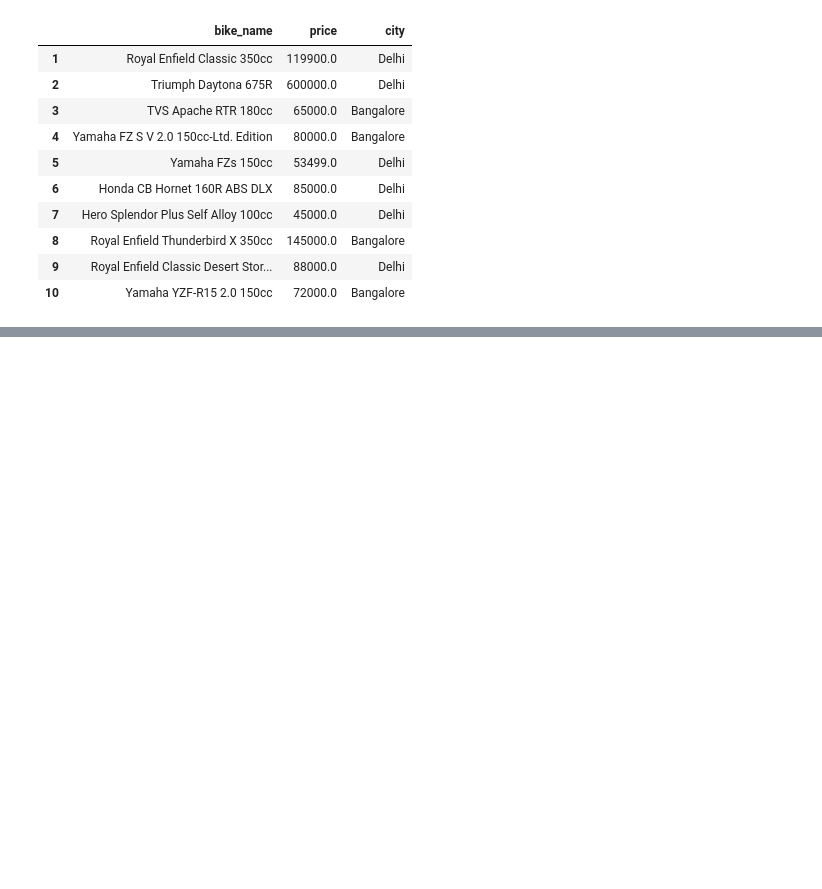
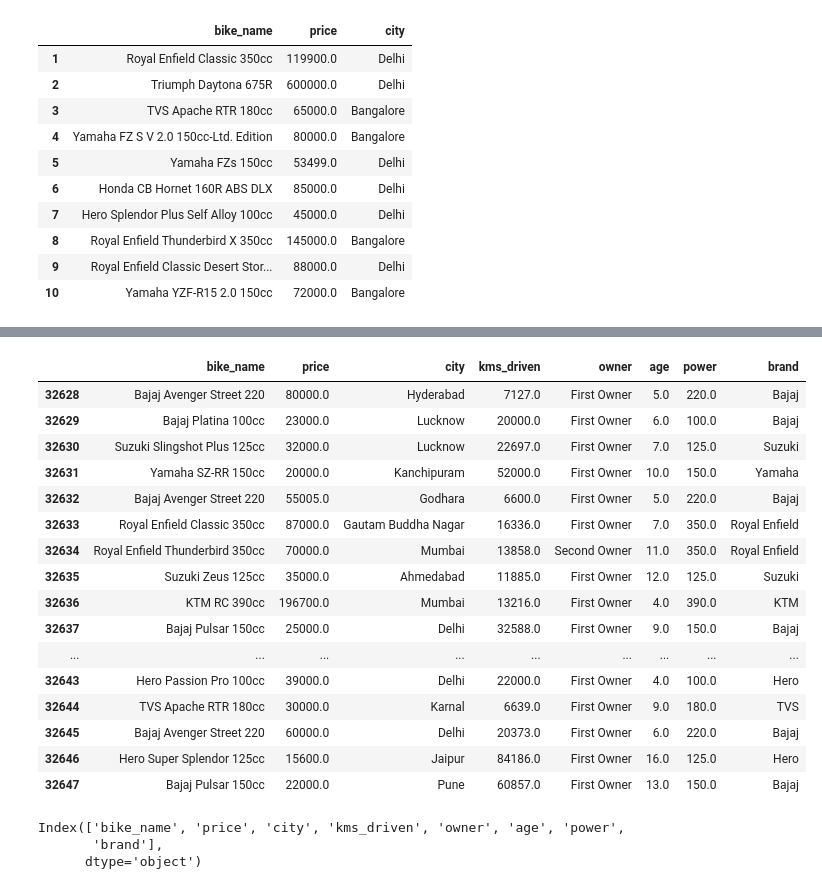
Before and after one commit to jaikrishann/6-month-Data-Sci-Training, a Jupyter notebook: divya/LIB/pandas.ipynb, the cells around one changed output, grey strips where cells are left out. Saved outputs shown, nothing was run; the diff lists cells and outputs as text; code cells hidden in the pictures; blank space fills up the shorter version.

```diff
--- a/divya/LIB/pandas.ipynb
+++ b/divya/LIB/pandas.ipynb
@@ -128,0 +176,27 @@ df.loc[1:10,["bike_name","price","city"]]
+# %%
+df.head()
+df.tail(20)
+# %% [output]
+|  | bike_name | price | city | kms_driven | owner | age | power | brand |
+| 32628 | Bajaj Avenger Street 220 | 80000.0 | Hyderabad | 7127.0 | First Owner | 5.0 | 220.0 | Bajaj |
+| 32629 | Bajaj Platina 100cc | 23000.0 | Lucknow | 20000.0 | First Owner | 6.0 | 100.0 | Bajaj |
+| 32630 | Suzuki Slingshot Plus 125cc | 32000.0 | Lucknow | 22697.0 | First Owner | 7.0 | 125.0 | Suzuki |
+| 32631 | Yamaha SZ-RR 150cc | 20000.0 | Kanchipuram | 52000.0 | First Owner | 10.0 | 150.0 | Yamaha |
+| 32632 | Bajaj Avenger Street 220 | 55005.0 | Godhara | 6600.0 | First Owner | 5.0 | 220.0 | Bajaj |
+| 32633 | Royal Enfield Classic 350cc | 87000.0 | Gautam Buddha Nagar | 16336.0 | First Owner | 7.0 | 350.0 | Royal Enfield |
+| 32634 | Royal Enfield Thunderbird 350cc | 70000.0 | Mumbai | 13858.0 | Second Owner | 11.0 | 350.0 | Royal Enfield |
+| 32635 | Suzuki Zeus 125cc | 35000.0 | Ahmedabad | 11885.0 | First Owner | 12.0 | 125.0 | Suzuki |
+| 32636 | KTM RC 390cc | 196700.0 | Mumbai | 13216.0 | First Owner | 4.0 | 390.0 | KTM |
+| 32637 | Bajaj Pulsar 150cc | 25000.0 | Delhi | 32588.0 | First Owner | 9.0 | 150.0 | Bajaj |
+| ... | ... | ... | ... | ... | ... | ... | ... | ... |
+| 32643 | Hero Passion Pro 100cc | 39000.0 | Delhi | 22000.0 | First Owner | 4.0 | 100.0 | Hero |
+| 32644 | TVS Apache RTR 180cc | 30000.0 | Karnal | 6639.0 | First Owner | 9.0 | 180.0 | TVS |
+| 32645 | Bajaj Avenger Street 220 | 60000.0 | Delhi | 20373.0 | First Owner | 6.0 | 220.0 | Bajaj |
+| 32646 | Hero Super Splendor 125cc | 15600.0 | Jaipur | 84186.0 | First Owner | 16.0 | 125.0 | Hero |
+| 32647 | Bajaj Pulsar 150cc | 22000.0 | Pune | 60857.0 | First Owner | 13.0 | 150.0 | Bajaj |
+# %%
+df.columns
+# %% [output]
+Index(['bike_name', 'price', 'city', 'kms_driven', 'owner', 'age', 'power',
+       'brand'],
+      dtype='object')
```
Also changed, not shown: parts of 9 cells of this notebook.
